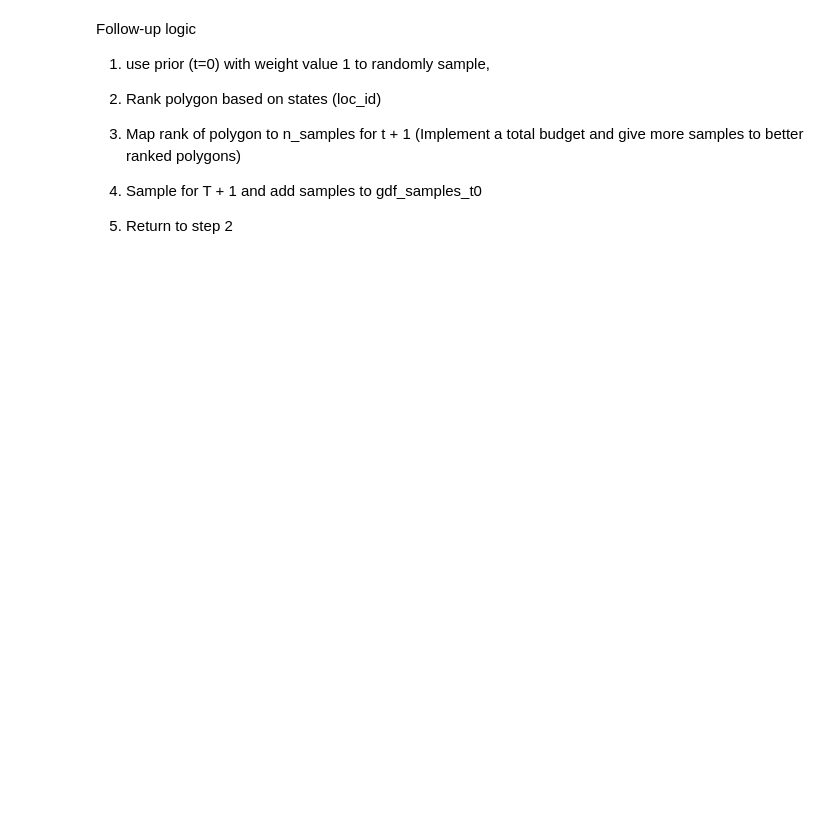
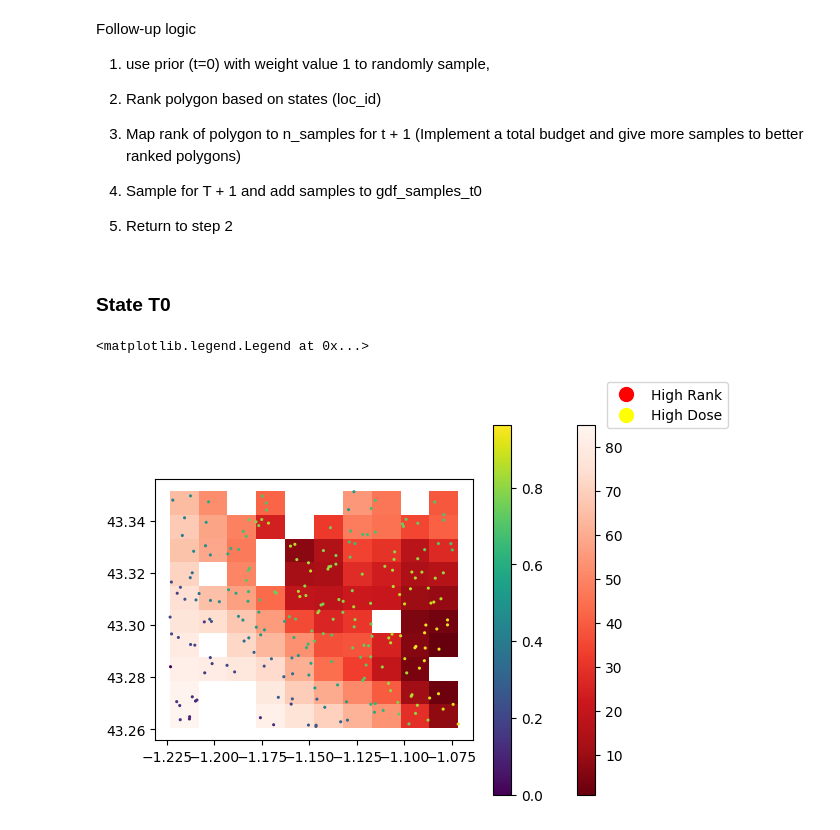
Before and after one commit to franckalbinet/trufl, a Jupyter notebook: nbs/tutorials/quick-start.ipynb, the cells around one changed output. Saved outputs shown, nothing was run; the diff lists cells and outputs as text; code cells hidden in the pictures; blank space fills up the shorter version.

```diff
--- a/nbs/tutorials/quick-start.ipynb
+++ b/nbs/tutorials/quick-start.ipynb
@@ -228,3 +228,5 @@ Follow-up logic
 4. Sample for T + 1 and add samples to gdf_samples_t0
 
 5. Return to step 2
+# %% [markdown]
+### State T0
@@ -230,0 +237,43 @@ Follow-up logic
+# %%
+sampler = Sampler(fname_raster)
+n_planned = np.random.randint(0, high=5, size=len(gdf_grid), dtype=int)
+loc_ids = gdf_grid.loc_id.values
+
+samples_t0 = []
+for loc_id, n in zip(loc_ids, n_planned):
+    sampling_locs = gdf_grid.loc[gdf_grid.loc_id == loc_id].sample_points(n)
+    gdf_samples = sampler.sample(sampling_locs)
+    samples_t0.append(gdf_samples)
+
+gdf_samples_t = pd.concat(samples_t0)
+
+# 1. base ranking on prior
+benefit_criteria = [True]
+state = State(gdf_samples_t, [PriorCB(gdf_grid, fname_raster)])
+optimizer = Optimizer(state=state())
+
+# 2. rank polygons
+df = optimizer.rank(is_benefit_x=benefit_criteria, w_vector = [1],  n_method="LINEAR1", c_method = None, w_method=None, s_method="CP")
+df.head()
+
+# 3. map ranking
+combined_df = pd.merge(df, gdf_grid[['geometry']], left_index=True, right_index=True, how='inner')
+combined_df.head()
+
+# 4. Assuming 'rank' is a column in gdf_grid
+
+combined_gdf = gpd.GeoDataFrame(combined_df)
+ax = combined_gdf.plot(column='rank', cmap='Reds_r', legend=True)
+gdf_samples_t.plot(column='value', ax=ax, cmap='viridis', s=1.5, legend=True)
+
+
+
+rank_legend = mlines.Line2D([], [], color='Red', marker='o', linestyle='None',
+                            markersize=10, label='High Rank')
+value_legend = mlines.Line2D([], [], color='Yellow', marker='o', linestyle='None',
+                             markersize=10, label='High Dose')
+
+ax.legend(handles=[rank_legend, value_legend], loc='upper left', bbox_to_anchor=(1.4, 1.4))
+# %% [output]
+<matplotlib.legend.Legend at 0x...>
+[figure, added]
```
Also changed, not shown: parts of 14 cells of this notebook, 2 other files.
